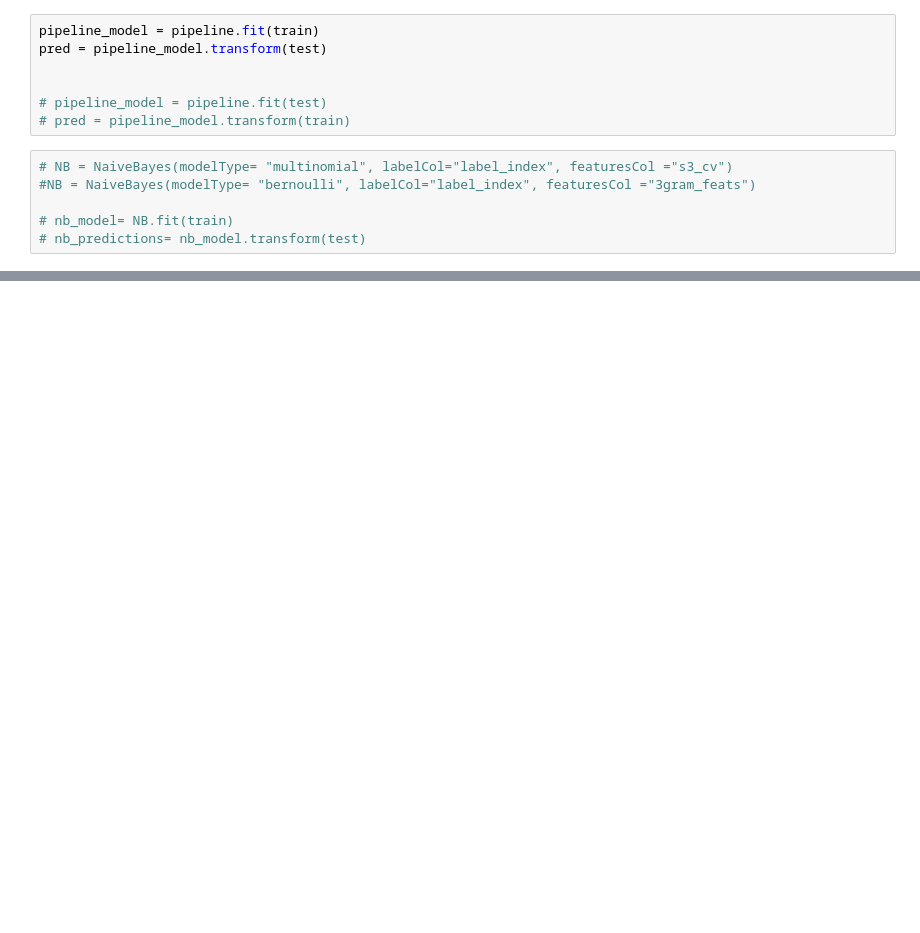
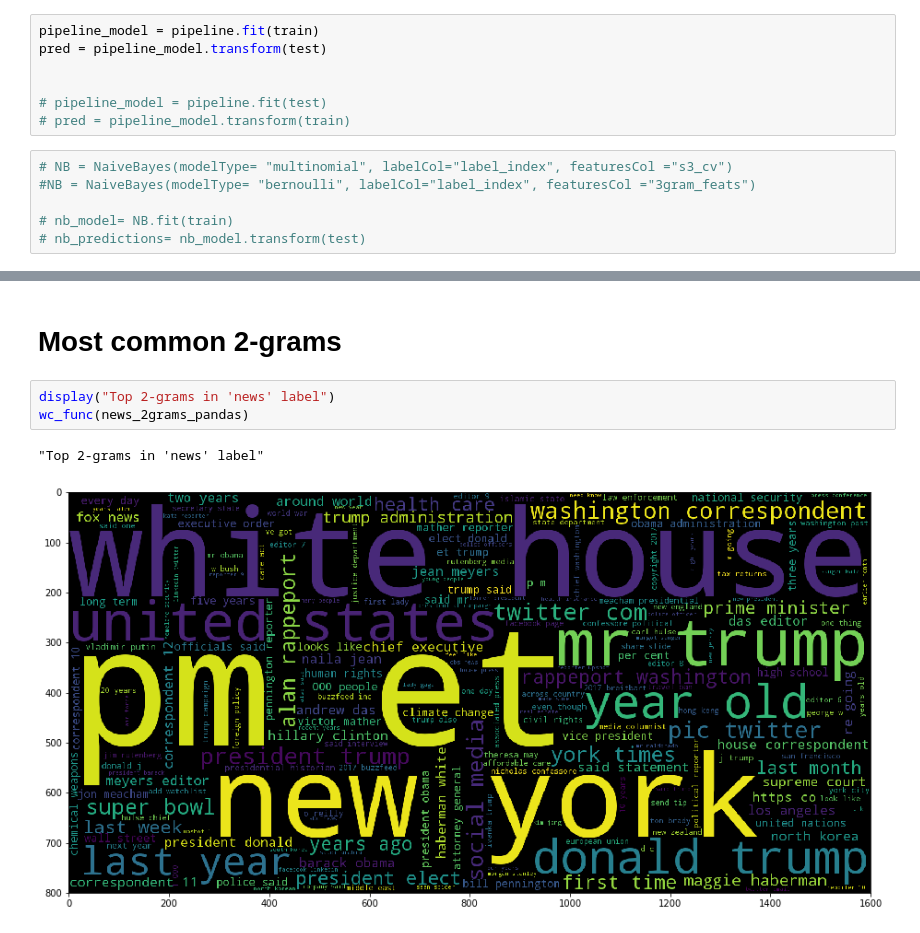
Before and after one commit to Emzilla-01/clickbait, a Jupyter notebook: Clickbait_main.ipynb, the cells around one changed output, grey strips where cells are left out. Cells and saved outputs as stored; diff of their text form; blank space fills up the shorter version.

```diff
--- a/Clickbait_main.ipynb
+++ b/Clickbait_main.ipynb
@@ -843,0 +928,8 @@ prediction = model.transform(test)
+# %% [markdown]
+# Most common 2-grams
+# %%
+display("Top 2-grams in 'news' label")
+wc_func(news_2grams_pandas)
+# %% [output]
+"Top 2-grams in 'news' label"
+[figure, added]
```
Also changed, not shown: parts of 52 cells of this notebook.
